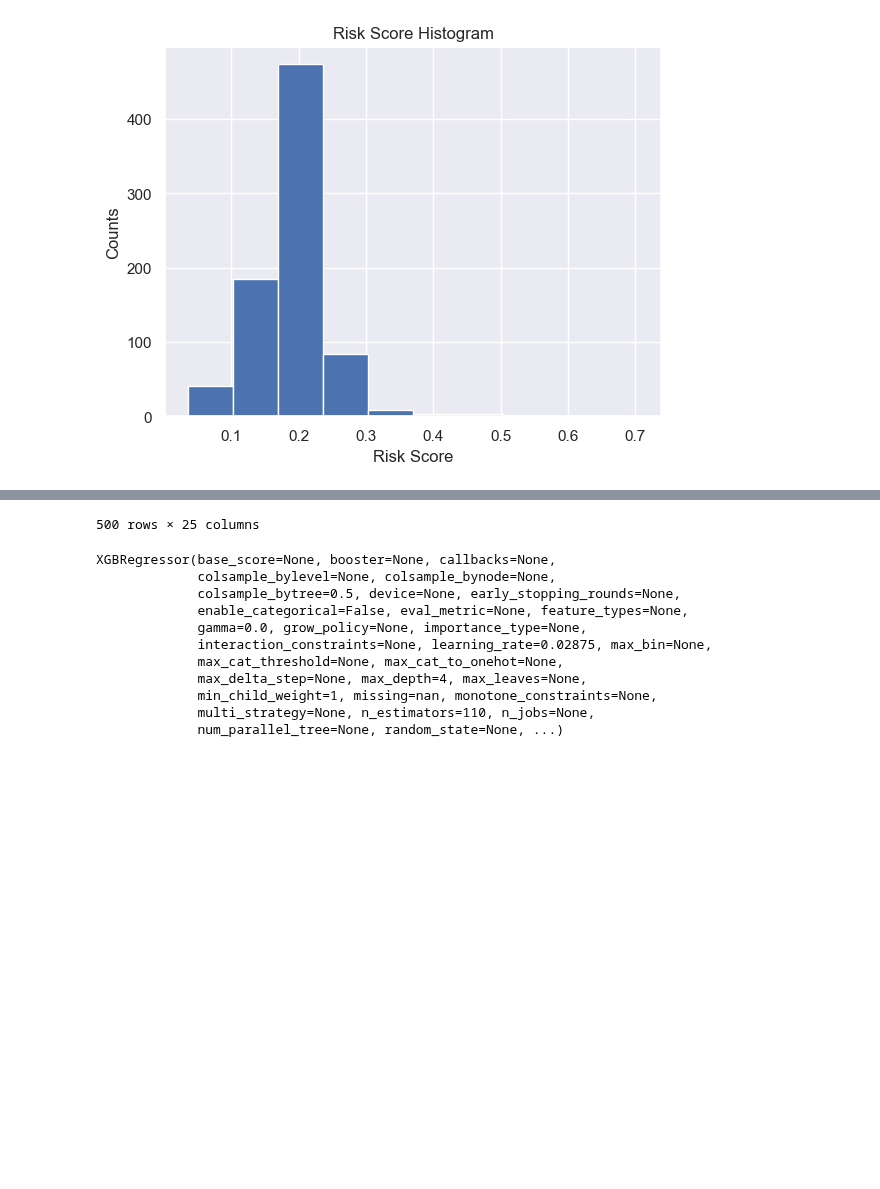
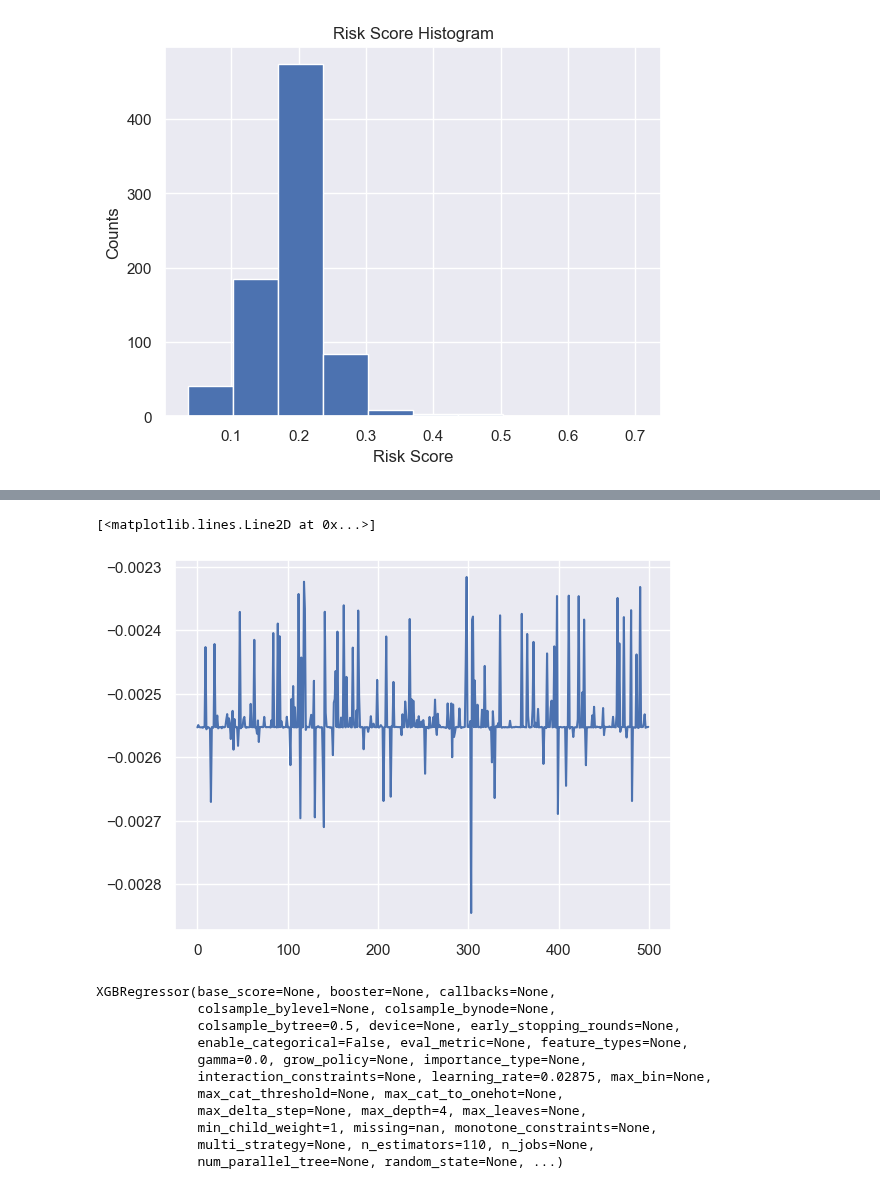
Before and after one commit to evanyfyip/vm-spinal-risk, a Jupyter notebook: vm-spinal-risk/notebooks/step2_ml_pipeline.ipynb, the cells around one changed output, grey strips where cells are left out. Drawn from its saved outputs; the diff is of its cells as text; code cells hidden in the pictures; blank space fills up the shorter version.

```diff
--- a/vm-spinal-risk/notebooks/step2_ml_pipeline.ipynb
+++ b/vm-spinal-risk/notebooks/step2_ml_pipeline.ipynb
@@ -213,4 +274,4 @@ fig.savefig(f'../figures/hp_tuning/xgboost_hp_correlations{trial}.png')
 # %%
 # rsearch_df.sort_values(by='rank_test_score')
-# plt.plot(rsearch_df.mean_test_score)
+plt.plot(rsearch_df.mean_test_score)
 # %% [output]
@@ -229,4 +278,5 @@ fig.savefig(f'../figures/hp_tuning/xgboost_hp_correlations{trial}.png')
-500 rows × 25 columns
+[<matplotlib.lines.Line2D at 0x...>]
+[figure, added]
 # %%
 best_models['XGBoost Regression'].named_steps['randomized_search'].best_estimator_
 # %% [output]
```
Also changed, not shown: parts of 9 cells of this notebook, 2 other files.
